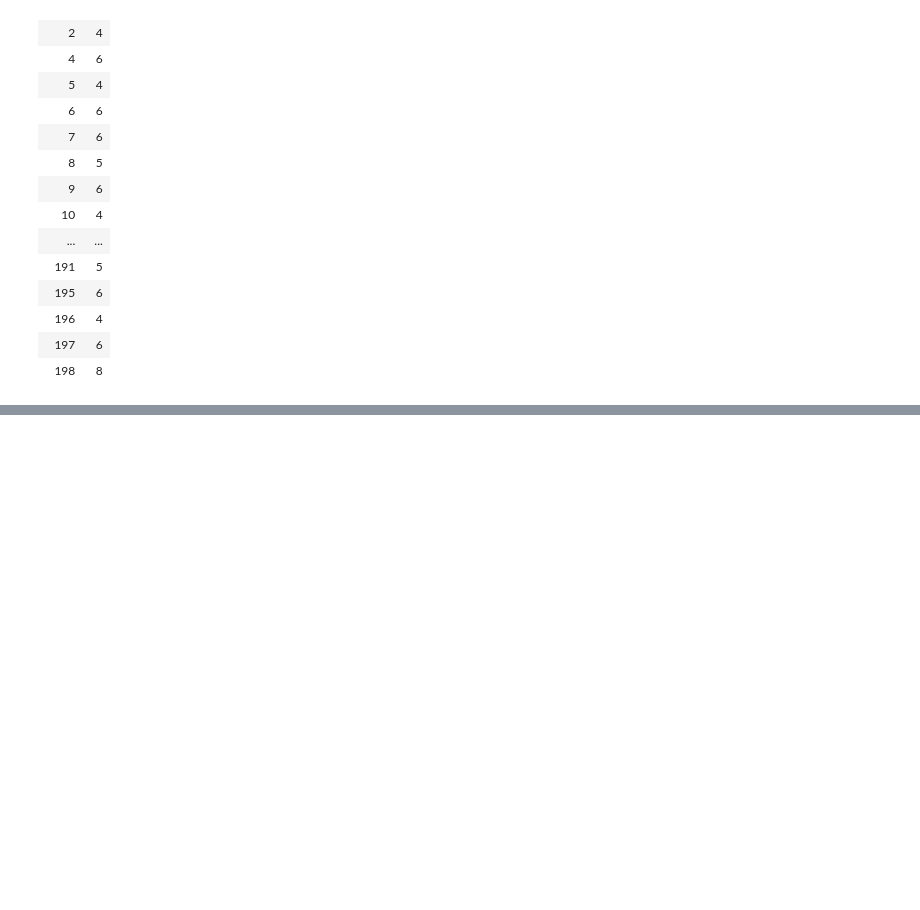
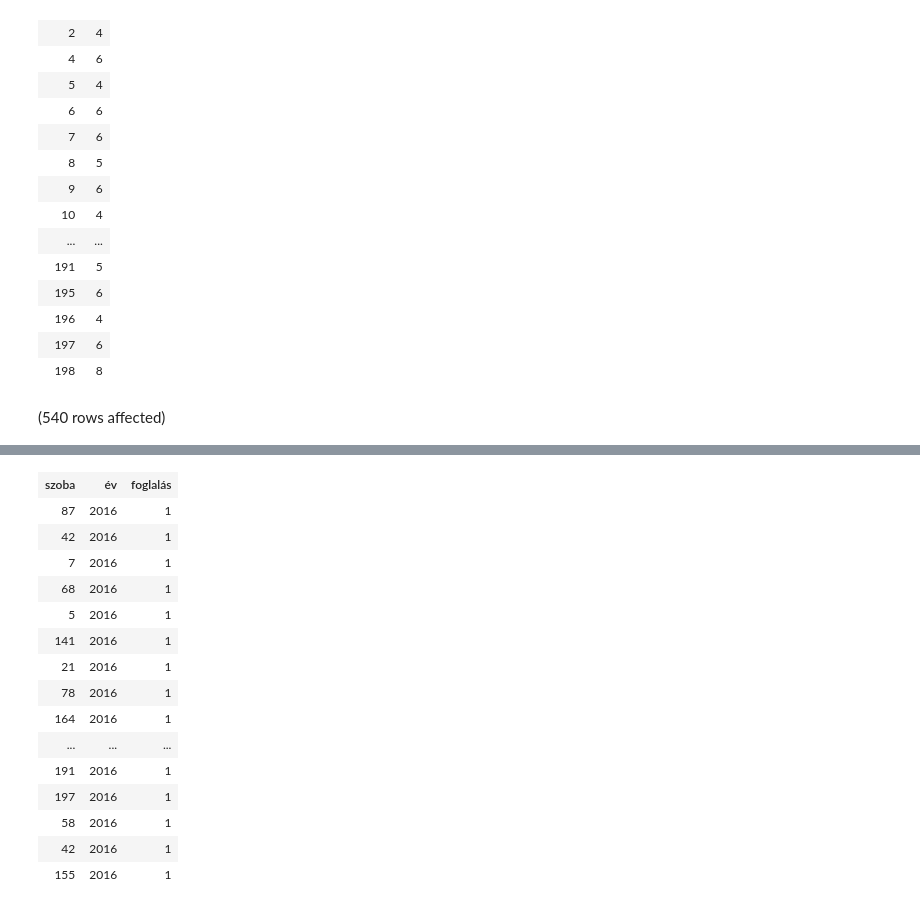
Before and after one commit to Blankanator/adatbazis, a Jupyter notebook: zh1.ipynb, the cells around one changed output, grey strips where cells are left out. Drawn from its saved outputs; the diff is of its cells as text; code cells hidden in the pictures; blank space fills up the shorter version.

```diff
--- a/zh1.ipynb
+++ b/zh1.ipynb
@@ -39,3 +48,11 @@ Total execution time: 00:00:00.013
 | 196 | 4 |
 | 197 | 6 |
 | 198 | 8 |
+# %%
+SELECT szo.SZOBA_ID as 'szoba', year(fog.METTOL) as 'év', COUNT(*) as 'foglalás'
+FROM Szoba szo JOIN Foglalas fog ON szo.SZOBA_ID = fog.SZOBA_FK
+WHERE szo.SZOBA_SZAMA % 2  <> 0
+GROUP BY szo.SZOBA_ID, fog.METTOL, fog.FOGLALAS_PK
+--HAVING COUNT(fog.FOGLALAS_PK) > 10
+# %% [output]
+(540 rows affected)
@@ -41,0 +60,16 @@ Total execution time: 00:00:00.013
+| szoba | év | foglalás |
+| 87 | 2016 | 1 |
+| 42 | 2016 | 1 |
+| 7 | 2016 | 1 |
+| 68 | 2016 | 1 |
+| 5 | 2016 | 1 |
+| 141 | 2016 | 1 |
+| 21 | 2016 | 1 |
+| 78 | 2016 | 1 |
+| 164 | 2016 | 1 |
+| ... | ... | ... |
+| 191 | 2016 | 1 |
+| 197 | 2016 | 1 |
+| 58 | 2016 | 1 |
+| 42 | 2016 | 1 |
+| 155 | 2016 | 1 |
```
Also changed, not shown: parts of 2 cells of this notebook.
